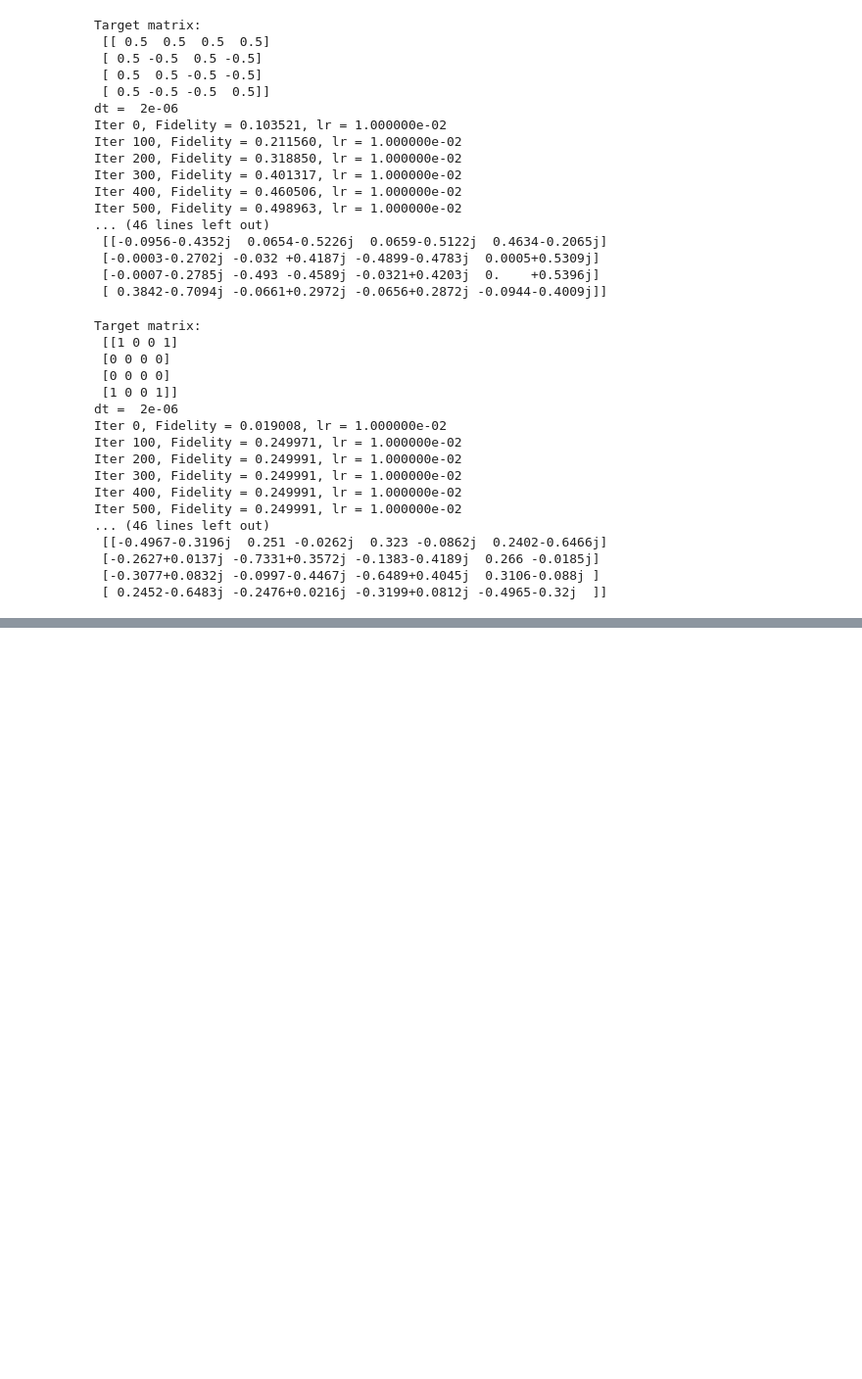
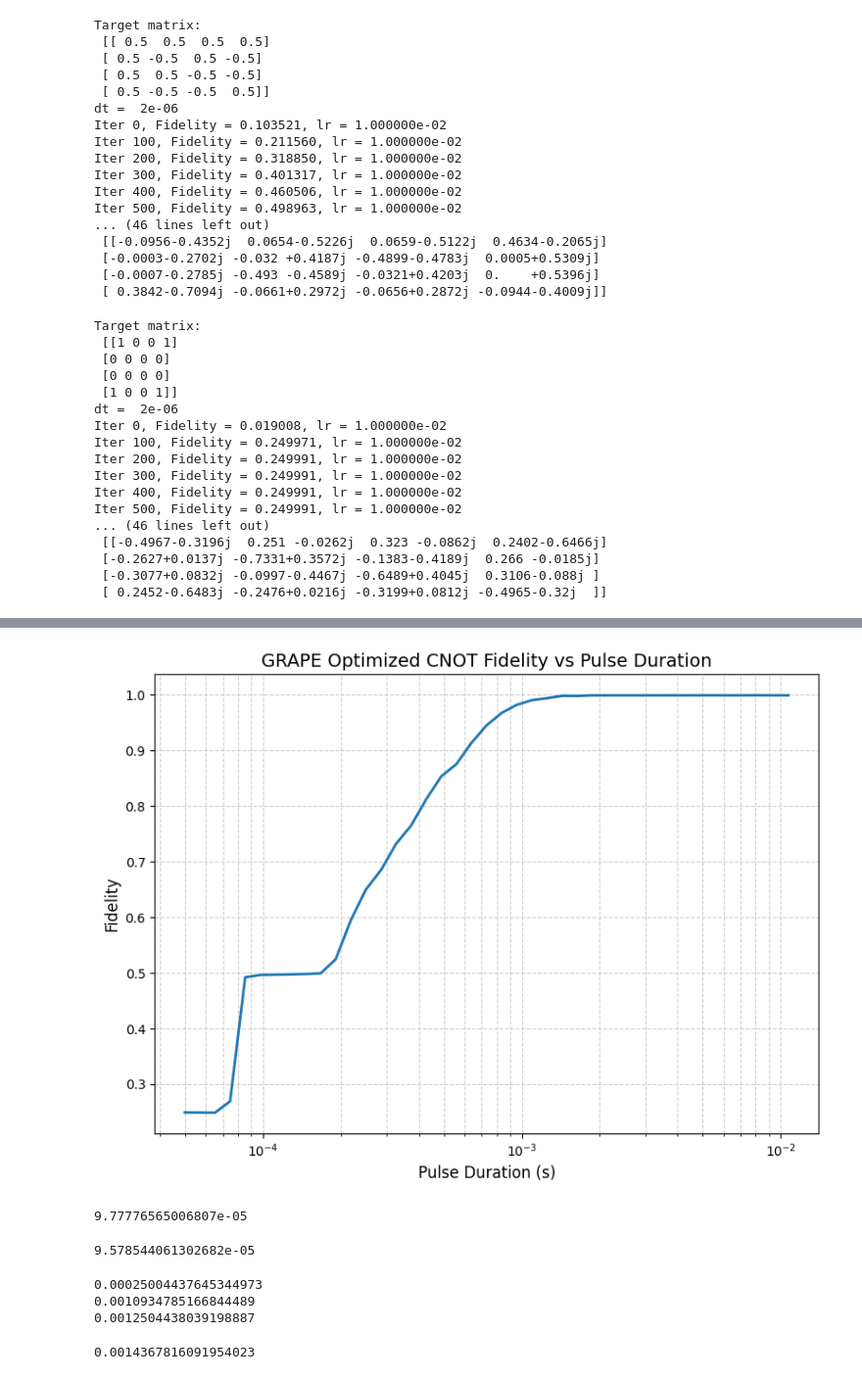
Before and after one commit to andrehroque/python-ml-projects, a Jupyter notebook: NMR quantum/pulse optimization.ipynb, the cells around one changed output, grey strips where cells are left out. Shown at 98% size. Drawn from its saved outputs; the diff is of its cells as text; code cells hidden in the pictures; blank space fills up the shorter version.

```diff
--- a/NMR quantum/pulse optimization.ipynb
+++ b/NMR quantum/pulse optimization.ipynb
@@ -1046,0 +1094,38 @@ Iter 500, Fidelity = 0.249991, lr = 1.000000e-02
+# %%
+
+pulse_durations = np.logspace(np.log10(5e-5),np.log10(5-3),80)
+pulse_durations = pulse_durations[:len(fidelity_values)-7]
+
+plt.figure(figsize=(8,6))
+plt.plot(pulse_durations, fidelity_values[:len(fidelity_values)-7], linewidth=2)
+
+plt.xscale('log')
+plt.xlabel("Pulse Duration (s)", fontsize=12)
+plt.ylabel("Fidelity", fontsize=12)
+plt.title("GRAPE Optimized CNOT Fidelity vs Pulse Duration", fontsize=14)
+
+plt.grid(True, which="both", linestyle="--", alpha=0.6)
+plt.tight_layout()
+plt.show()
+# %% [output]
+[figure, added]
+# %%
+print(pulse_durations[5])
+# %% [output]
+9.77776565006807e-05
+# %%
+1/(15*696)
+# %% [output]
+9.578544061302682e-05
+# %%
+print(pulse_durations[12])
+print(pulse_durations[23])
+print(pulse_durations[24])
+# %% [output]
+0.00025004437645344973
+0.0010934785166844489
+0.0012504438039198887
+# %%
+1/J
+# %% [output]
+0.0014367816091954023
```
Also changed, not shown: parts of 13 cells of this notebook, 3 other files.
